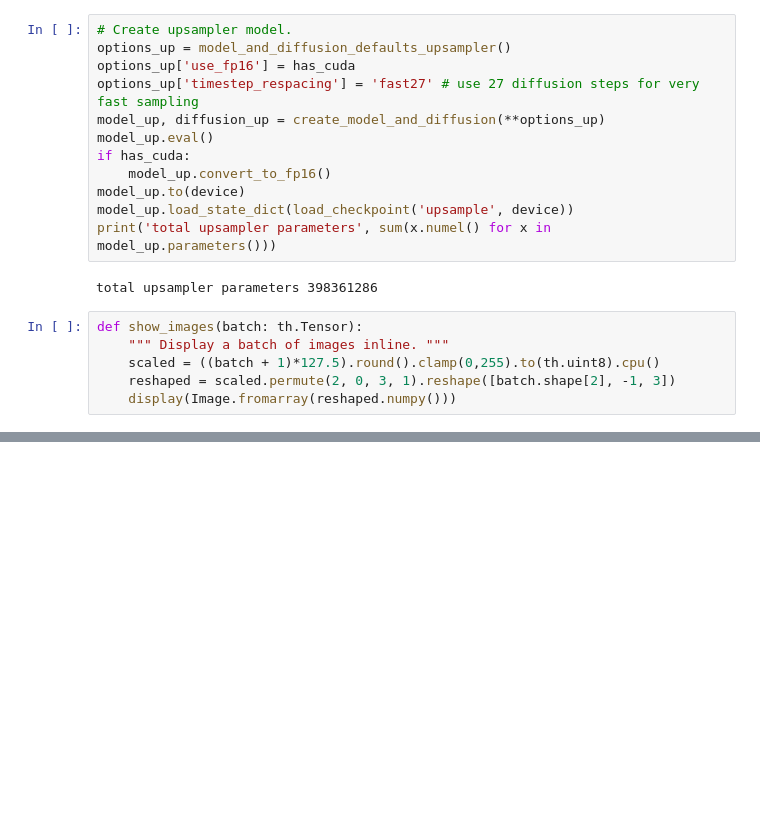
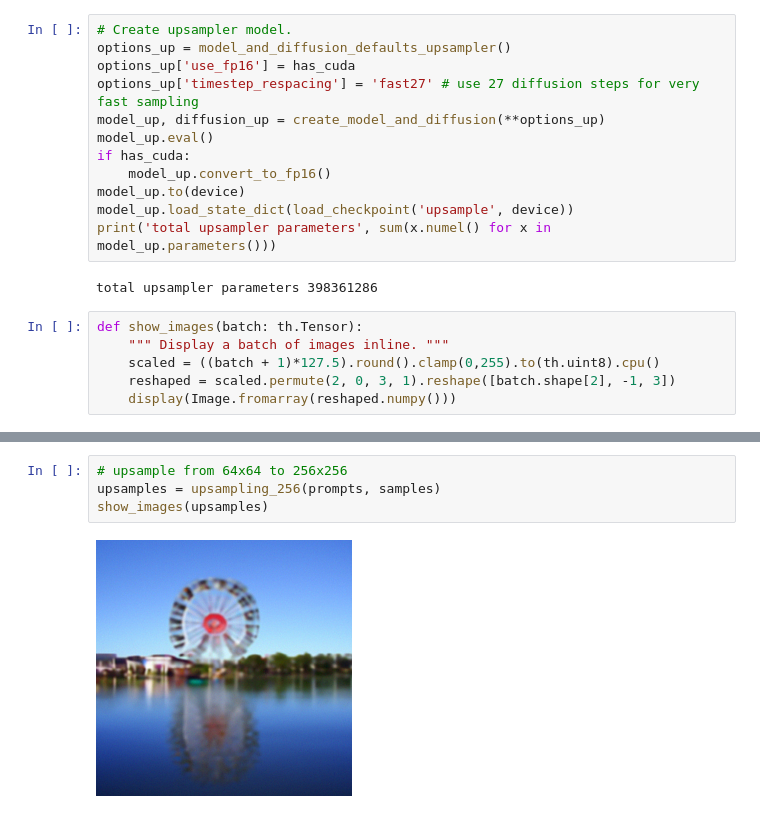
Before and after one commit to energy-based-model/Compositional-Visual-Generation-with-Composable-Diffusion-Models-PyTorch, a Jupyter notebook: notebooks/compose_glide.ipynb, the cells around one changed output, grey strips where cells are left out. Drawn from its saved outputs; the diff is of its cells as text; blank space fills up the shorter version.

```diff
--- a/notebooks/compose_glide.ipynb
+++ b/notebooks/compose_glide.ipynb
@@ -197,0 +243,6 @@ show_images(up_samples)
+# %%
+# upsample from 64x64 to 256x256
+upsamples = upsampling_256(prompts, samples)
+show_images(upsamples)
+# %% [output]
+[figure, added]
```
Also changed, not shown: parts of 11 cells of this notebook.
